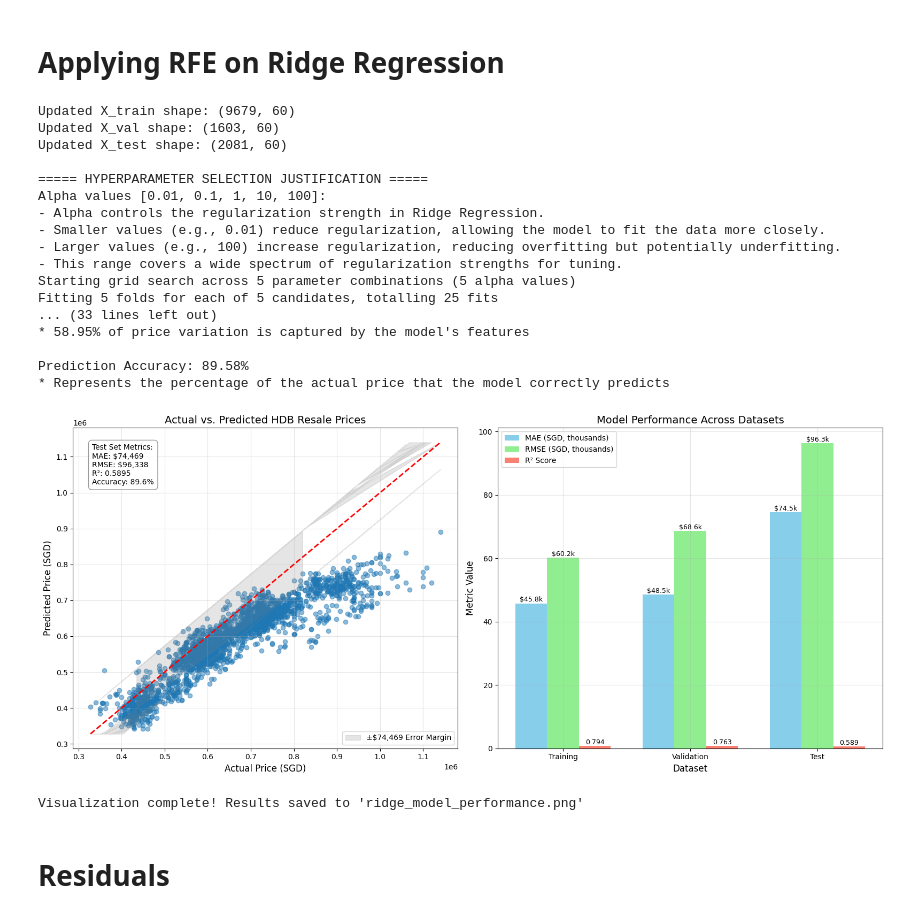
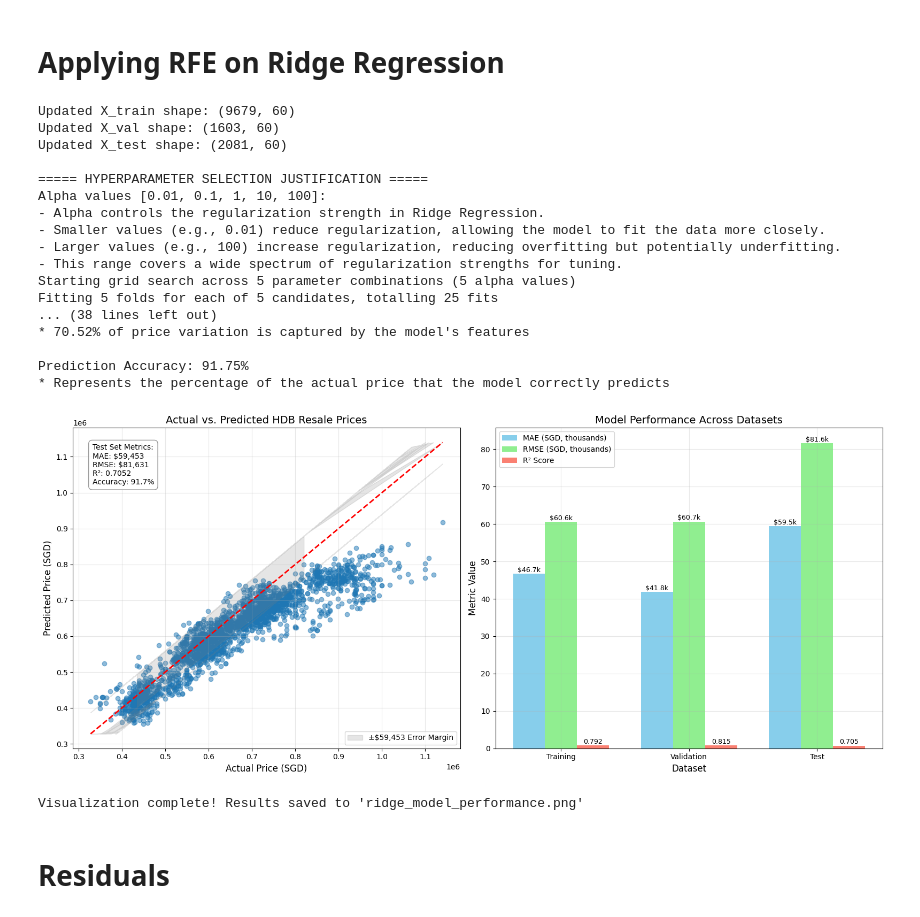
Before and after one commit to cheesexuanyang/Machine-Learning_lab-P5_Group11, a Jupyter notebook: INF2008_Project_Ridge.ipynb, the cells around one changed output. Cells and saved outputs as stored; diff of their text form; code cells hidden in the pictures.

Commit message:
ridge update

```diff
--- a/INF2008_Project_Ridge.ipynb
+++ b/INF2008_Project_Ridge.ipynb
@@ -552,11 +552,26 @@ grid_search = GridSearchCV(Ridge(), param_grid, cv=5, scoring="r2", verbose=2, n
 print("Starting grid search across 5 parameter combinations (5 alpha values)")
 grid_search.fit(X_train, y_train)
 
-# Train Ridge Regression with optimized hyperparameters
+# Get best parameters
 best_params = grid_search.best_params_
-print(f"Training final model with alpha={best_params['alpha']}")
-model = Ridge(alpha=best_params["alpha"])
-model.fit(X_train, y_train)
+print(f"Best parameters: {best_params}")
+print("Combining training and validation sets for final model training...")
+X_train_final = pd.concat([X_train, X_val])
+y_train_final = pd.concat([y_train, y_val])
+
+# Train final model with all available data (except test set)
+print(f"Training final Ridge model with alpha={best_params['alpha']}")
+final_model = Ridge(alpha=best_params["alpha"])
+final_model.fit(X_train_final, y_train_final)
+
+print("Final model trained successfully!")
+
+# Evaluate on test set
+y_pred = final_model.predict(X_test)
+test_r2 = r2_score(y_test, y_pred)
+test_mae = mean_absolute_error(y_test, y_pred)
+print(f"Test R² score: {test_r2:.4f}")
+print(f"Test MAE: {test_mae:.4f}")
 
 # Function for model evaluation
 def evaluate_model(model, X, y, set_name=""):
@@ -584,9 +599,9 @@ price_mean = original_numerical_stats["resale_price"]["mean"]
 price_std = original_numerical_stats["resale_price"]["std"]
 
 # Evaluate on all sets (for scaled metrics)
-train_rmse, train_mae, train_r2, y_train_pred = evaluate_model(model, X_train, y_train, "Training")
-val_rmse, val_mae, val_r2, y_val_pred = evaluate_model(model, X_val, y_val, "Validation")
-test_rmse, test_mae, test_r2, y_test_pred = evaluate_model(model, X_test, y_test, "Test")
+train_rmse, train_mae, train_r2, y_train_pred = evaluate_model(final_model, X_train, y_train, "Training")
+val_rmse, val_mae, val_r2, y_val_pred = evaluate_model(final_model, X_val, y_val, "Validation")
+test_rmse, test_mae, test_r2, y_test_pred = evaluate_model(final_model, X_test, y_test, "Test")
 
 # Convert predictions and actual values back to dollar values
 y_train_actual_sgd = inverse_transform(y_train, price_mean, price_std)
@@ -691,37 +706,37 @@ plt.legend()
 plt.grid(True, alpha=0.3)
 
 # Add value labels on top of bars
 for i, v in enumerate(mae_values):
     plt.text(i - width, v + 0.05, f'${v:.1f}k', ha='center', va='bottom', fontsize=9)
 for i, v in enumerate(rmse_values):
     plt.text(i, v + 0.05, f'${v:.1f}k', ha='center', va='bottom', fontsize=9)
 for i, v in enumerate(r2_values):
     plt.text(i + width, v + 0.05, f'{v:.3f}', ha='center', va='bottom', fontsize=9)
 
 plt.tight_layout()
 plt.savefig('ridge_model_performance.png', dpi=300)
 plt.show()
 
 print("\nVisualization complete! Results saved to 'ridge_model_performance.png'")
 # %% [output]
 Updated X_train shape: (9679, 60)
 Updated X_val shape: (1603, 60)
 Updated X_test shape: (2081, 60)
 
 ===== HYPERPARAMETER SELECTION JUSTIFICATION =====
 Alpha values [0.01, 0.1, 1, 10, 100]:
 - Alpha controls the regularization strength in Ridge Regression.
 - Smaller values (e.g., 0.01) reduce regularization, allowing the model to fit the data more closely.
 - Larger values (e.g., 100) increase regularization, reducing overfitting but potentially underfitting.
 - This range covers a wide spectrum of regularization strengths for tuning.
 Starting grid search across 5 parameter combinations (5 alpha values)
 Fitting 5 folds for each of 5 candidates, totalling 25 fits
-... (33 lines left out)
-* 58.95% of price variation is captured by the model's features
+... (38 lines left out)
+* 70.52% of price variation is captured by the model's features
 
-Prediction Accuracy: 89.58%
+Prediction Accuracy: 91.75%
 * Represents the percentage of the actual price that the model correctly predicts
-[figure, old version]
+[figure, new version]
 Visualization complete! Results saved to 'ridge_model_performance.png'
 # %% [markdown]
 # Residuals
```
Also changed, not shown: parts of 1 cell of this notebook, 1 other file.
